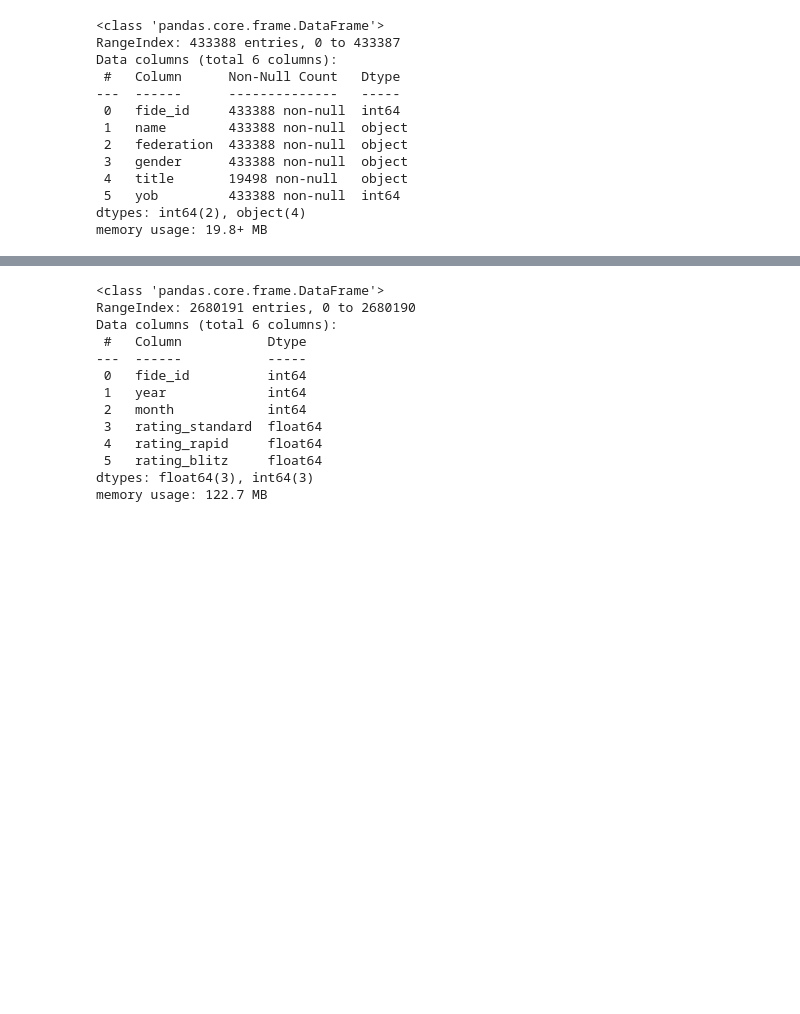
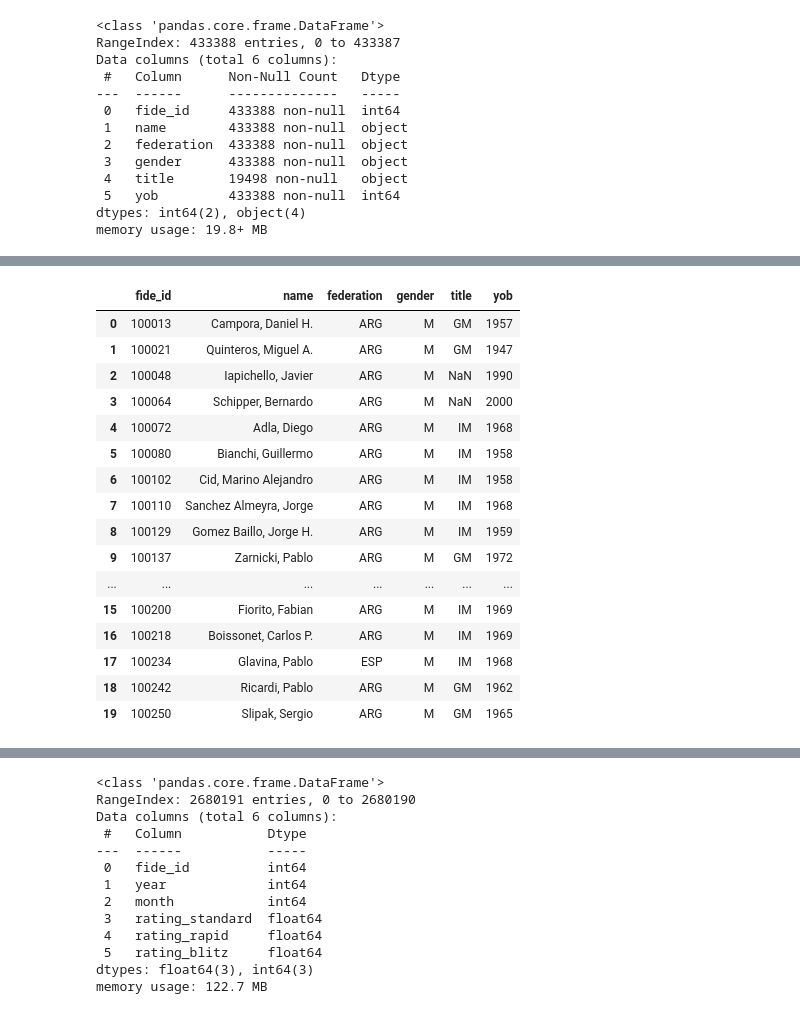
Before and after one commit to marchesem764/MLFinalProject, a Jupyter notebook: FIDE.ipynb, the cells around one changed output, grey strips where cells are left out. Drawn from its saved outputs; the diff is of its cells as text; code cells hidden in the pictures; blank space fills up the shorter version.

Commit message:
Exploration on player data

```diff
--- a/FIDE.ipynb
+++ b/FIDE.ipynb
@@ -160,0 +156,20 @@ memory usage: 19.8+ MB
+# %%
+players.head(20)
+# %% [output]
+|  | fide_id | name | federation | gender | title | yob |
+| 0 | 100013 | Campora, Daniel H. | ARG | M | GM | 1957 |
+| 1 | 100021 | Quinteros, Miguel A. | ARG | M | GM | 1947 |
+| 2 | 100048 | Iapichello, Javier | ARG | M | NaN | 1990 |
+| 3 | 100064 | Schipper, Bernardo | ARG | M | NaN | 2000 |
+| 4 | 100072 | Adla, Diego | ARG | M | IM | 1968 |
+| 5 | 100080 | Bianchi, Guillermo | ARG | M | IM | 1958 |
+| 6 | 100102 | Cid, Marino Alejandro | ARG | M | IM | 1958 |
+| 7 | 100110 | Sanchez Almeyra, Jorge | ARG | M | IM | 1968 |
+| 8 | 100129 | Gomez Baillo, Jorge H. | ARG | M | IM | 1959 |
+| 9 | 100137 | Zarnicki, Pablo | ARG | M | GM | 1972 |
+| ... | ... | ... | ... | ... | ... | ... |
+| 15 | 100200 | Fiorito, Fabian | ARG | M | IM | 1969 |
+| 16 | 100218 | Boissonet, Carlos P. | ARG | M | IM | 1969 |
+| 17 | 100234 | Glavina, Pablo | ESP | M | IM | 1968 |
+| 18 | 100242 | Ricardi, Pablo | ARG | M | GM | 1962 |
+| 19 | 100250 | Slipak, Sergio | ARG | M | GM | 1965 |
```
Also changed, not shown: parts of 11 cells of this notebook, 2 other files.
